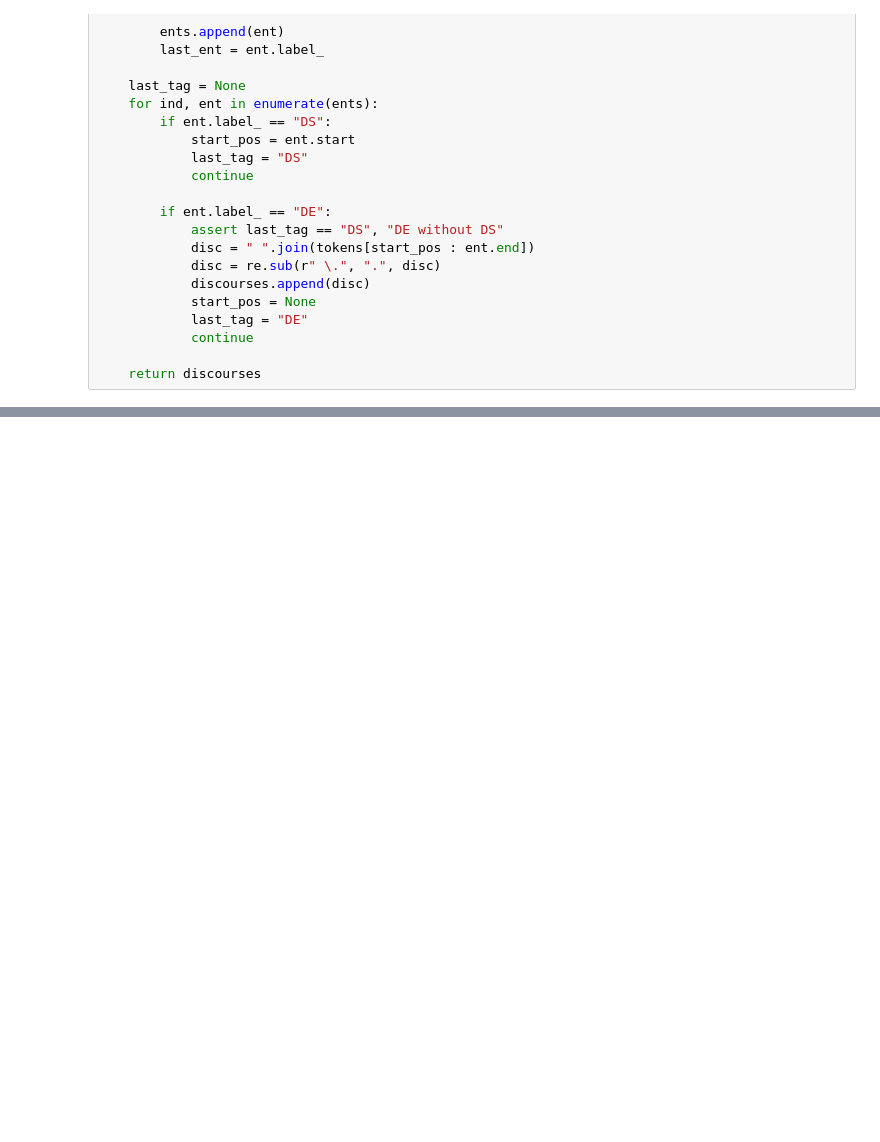
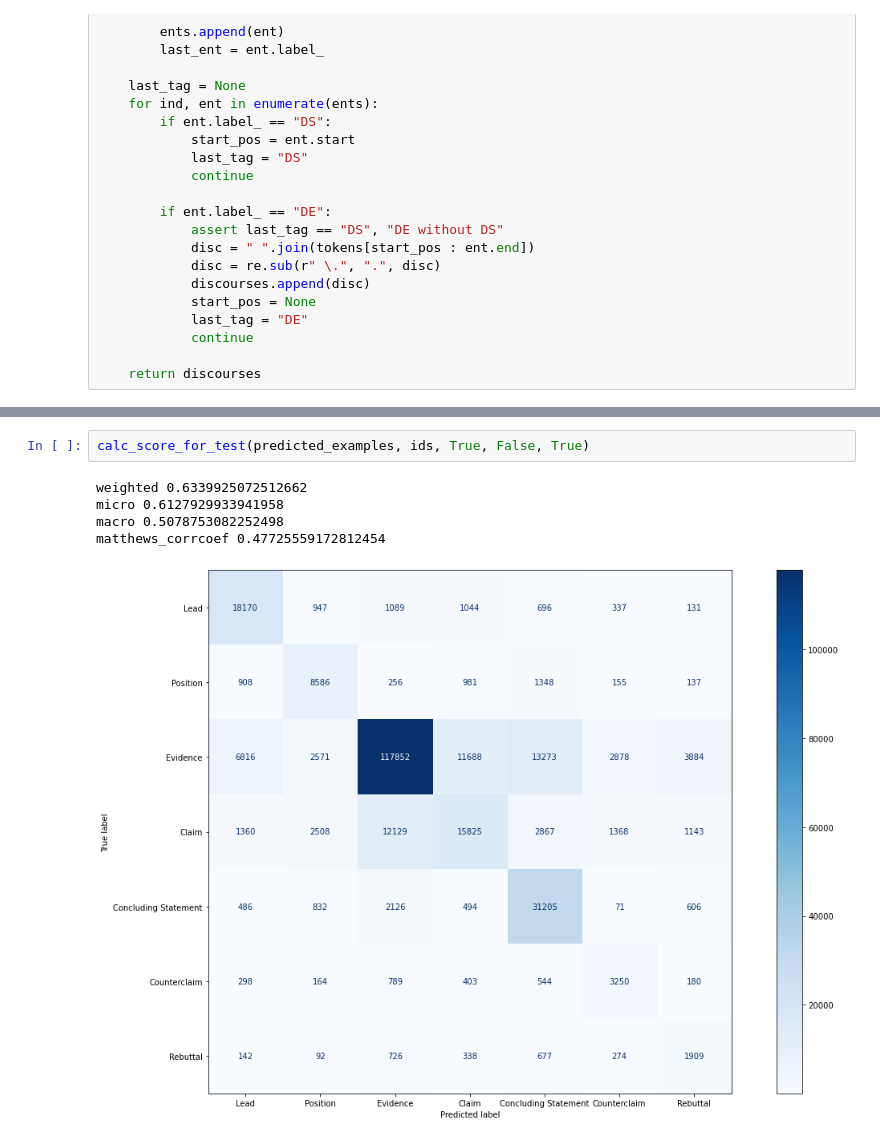
Before and after one commit to Vosloo/evaluating-student-writing, a Jupyter notebook: notebooks/NER/spacy/ner_manual_rules.ipynb, the cells around one changed output, grey strips where cells are left out. Saved outputs shown, nothing was run; the diff lists cells and outputs as text; blank space fills up the shorter version.

```diff
--- a/notebooks/NER/spacy/ner_manual_rules.ipynb
+++ b/notebooks/NER/spacy/ner_manual_rules.ipynb
@@ -553,0 +890,8 @@ for text in loader.iterate(purify_discourses=True, purify_text=True, verbose=Tru
+# %%
+calc_score_for_test(predicted_examples, ids, True, False, True)
+# %% [output]
+weighted 0.6339925072512662
+micro 0.6127929933941958
+macro 0.5078753082252498
+matthews_corrcoef 0.47725559172812454
+[figure, added]
```
Also changed, not shown: parts of 42 cells of this notebook.
